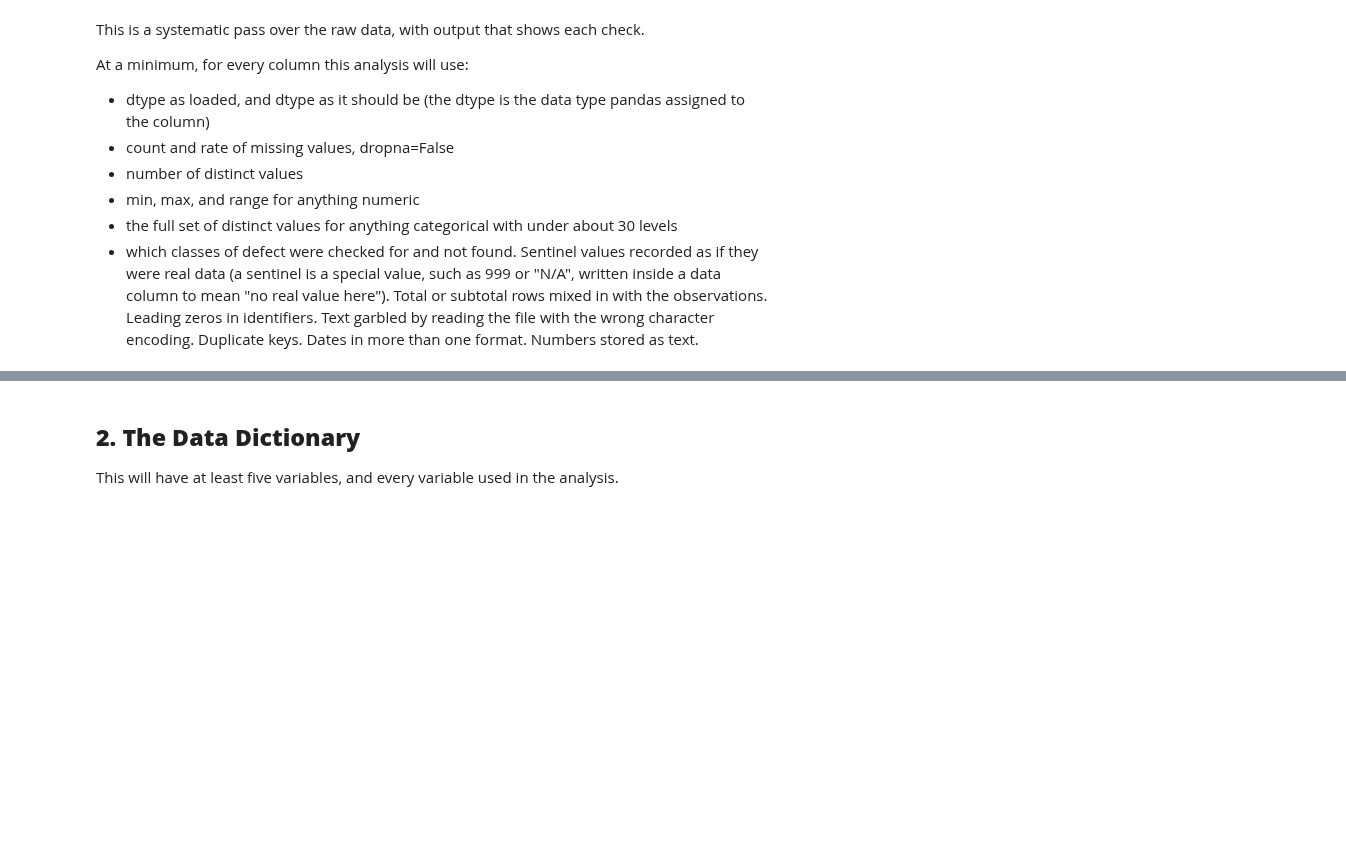
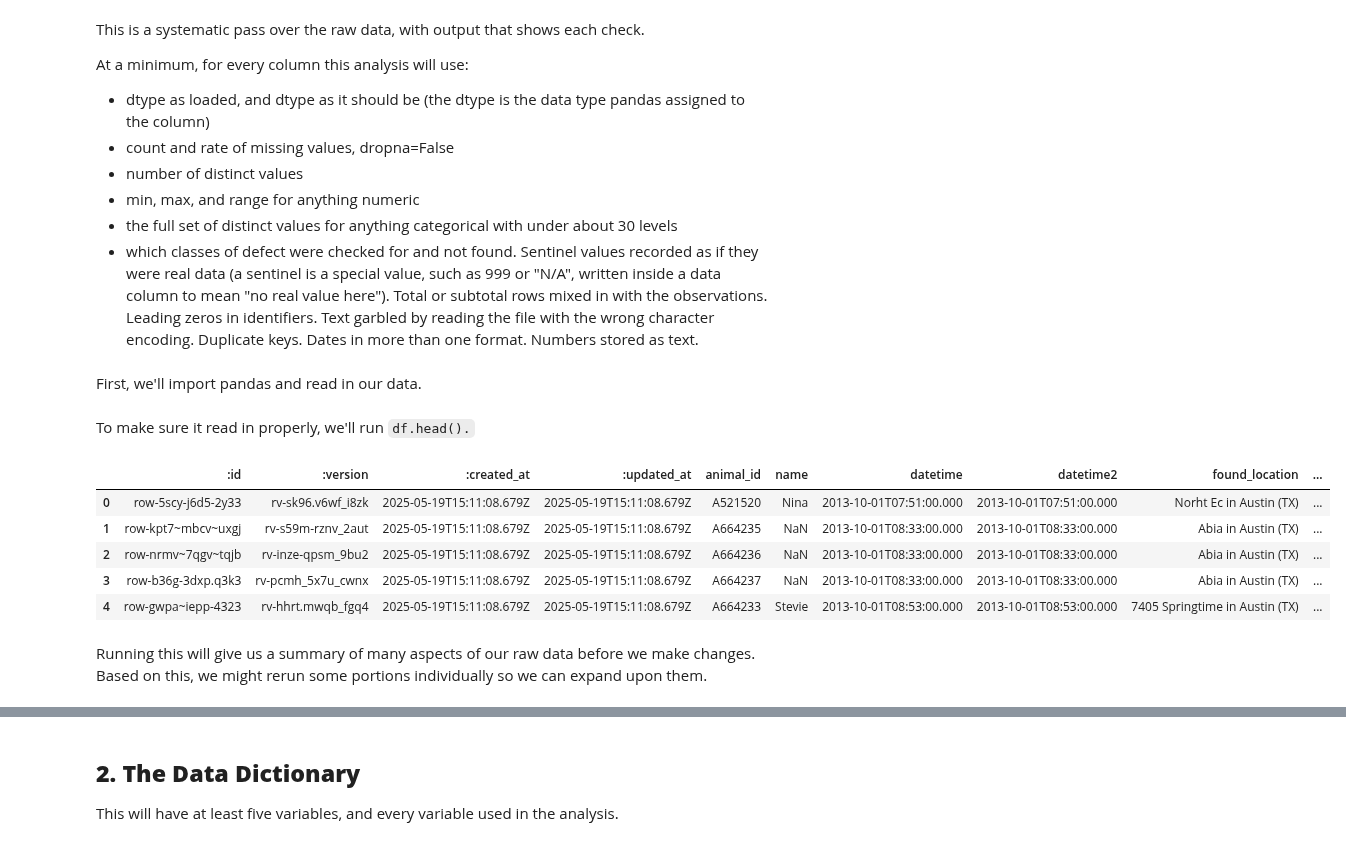
Before and after one commit to SoumyaPannala/dsa405-project, a Jupyter notebook: DSA405_002_FA26_P2_spannal.ipynb, the cells around one changed output, grey strips where cells are left out. Cells and saved outputs as stored; diff of their text form; code cells hidden in the pictures; blank space fills up the shorter version.

```diff
--- a/DSA405_002_FA26_P2_spannal.ipynb
+++ b/DSA405_002_FA26_P2_spannal.ipynb
@@ -16,3 +16,5 @@ At a minimum, for every column this analysis will use:
 - min, max, and range for anything numeric
 - the full set of distinct values for anything categorical with under about 30 levels
 - which classes of defect were checked for and not found. Sentinel values recorded as if they were real data (a sentinel is a special value, such as 999 or "N/A", written inside a data column to mean "no real value here"). Total or subtotal rows mixed in with the observations. Leading zeros in identifiers. Text garbled by reading the file with the wrong character encoding. Duplicate keys. Dates in more than one format. Numbers stored as text.
+# %% [markdown]
+First, we'll import pandas and read in our data.
@@ -18,0 +26,13 @@ At a minimum, for every column this analysis will use:
+# %% [markdown]
+To make sure it read in properly, we'll run `df.head().`
+# %%
+df.head()
+# %% [output]
+|  | :id | :version | :created_at | :updated_at | animal_id | name | datetime | datetime2 | found_location | ... |
+| 0 | row-5scy-j6d5-2y33 | rv-sk96.v6wf_i8zk | 2025-05-19T15:11:08.679Z | 2025-05-19T15:11:08.679Z | A521520 | Nina | 2013-10-01T07:51:00.000 | 2013-10-01T07:51:00.000 | Norht Ec in Austin (TX) | ... |
+| 1 | row-kpt7~mbcv~uxgj | rv-s59m-rznv_2aut | 2025-05-19T15:11:08.679Z | 2025-05-19T15:11:08.679Z | A664235 | NaN | 2013-10-01T08:33:00.000 | 2013-10-01T08:33:00.000 | Abia in Austin (TX) | ... |
+| 2 | row-nrmv~7qgv~tqjb | rv-inze-qpsm_9bu2 | 2025-05-19T15:11:08.679Z | 2025-05-19T15:11:08.679Z | A664236 | NaN | 2013-10-01T08:33:00.000 | 2013-10-01T08:33:00.000 | Abia in Austin (TX) | ... |
+| 3 | row-b36g-3dxp.q3k3 | rv-pcmh_5x7u_cwnx | 2025-05-19T15:11:08.679Z | 2025-05-19T15:11:08.679Z | A664237 | NaN | 2013-10-01T08:33:00.000 | 2013-10-01T08:33:00.000 | Abia in Austin (TX) | ... |
+| 4 | row-gwpa~iepp-4323 | rv-hhrt.mwqb_fgq4 | 2025-05-19T15:11:08.679Z | 2025-05-19T15:11:08.679Z | A664233 | Stevie | 2013-10-01T08:53:00.000 | 2013-10-01T08:53:00.000 | 7405 Springtime in Austin (TX) | ... |
+# %% [markdown]
+Running this will give us a summary of many aspects of our raw data before we make changes. Based on this, we might rerun some portions individually so we can expand upon them.
```
Also changed, not shown: parts of 65 cells of this notebook.
